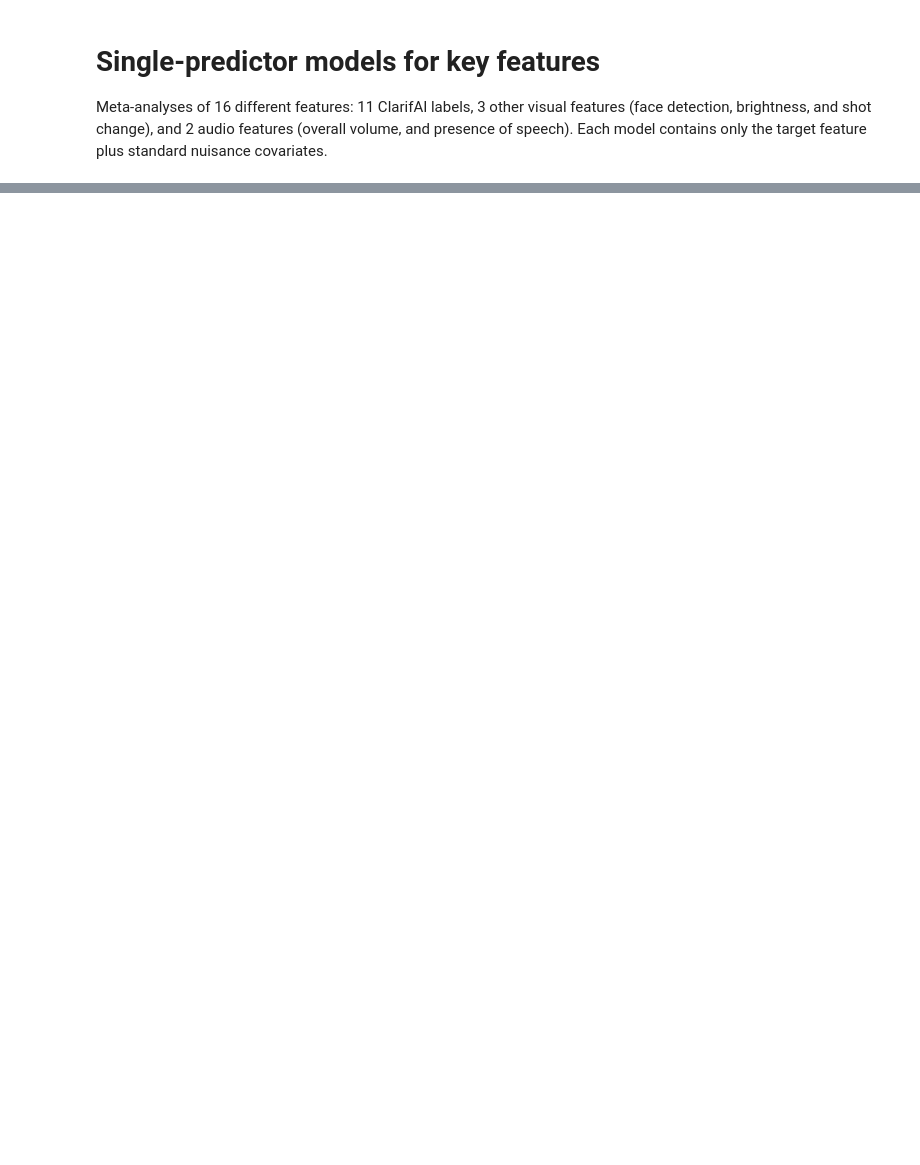
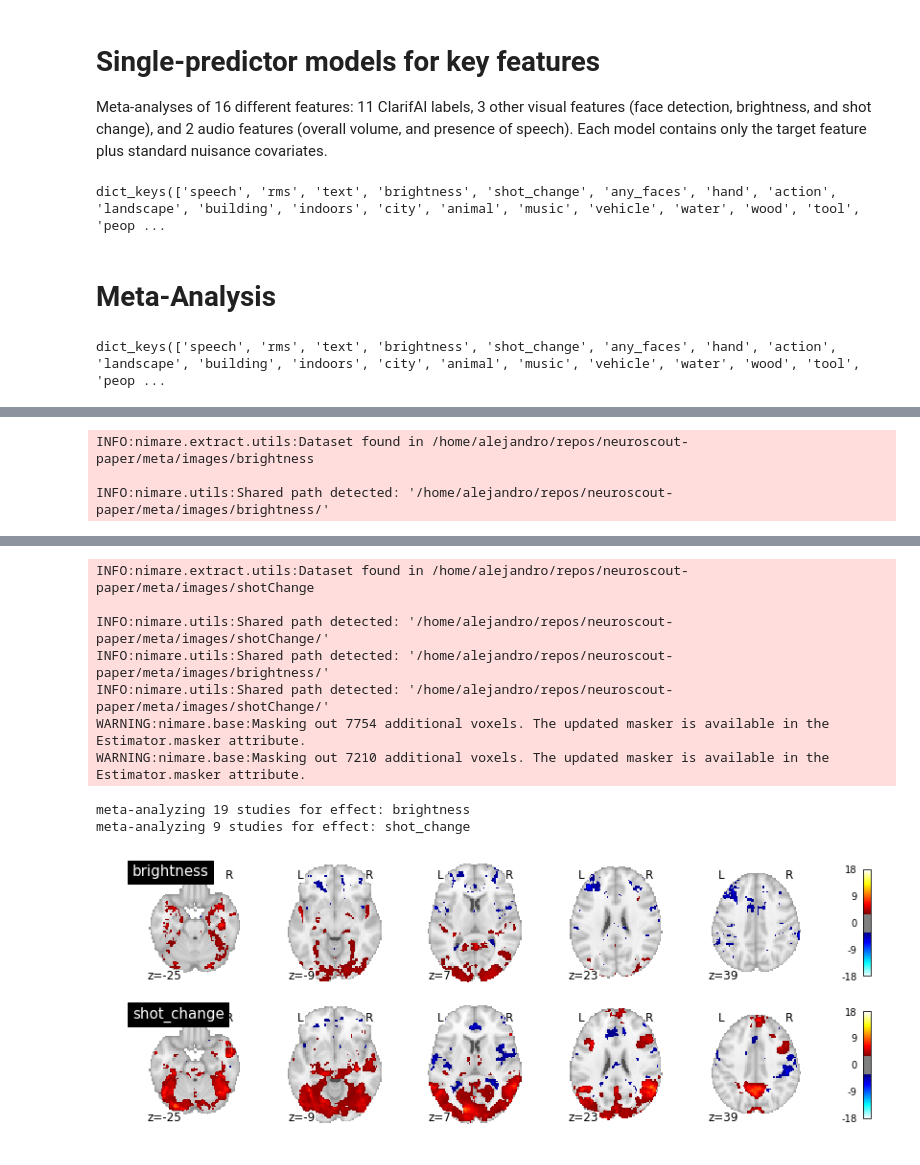
Before and after one commit to rbroc/neuroscout-paper, a Jupyter notebook: meta/01 - basic features.ipynb, the cells around one changed output, grey strips where cells are left out. Cells and saved outputs as stored; diff of their text form; code cells hidden in the pictures; blank space fills up the shorter version.

```diff
--- a/meta/01 - basic features.ipynb
+++ b/meta/01 - basic features.ipynb
@@ -15,0 +20,22 @@ rms = {'rms': json_data['rms']}
+# %%
+json_data.keys()
+# %% [output]
+dict_keys(['speech', 'rms', 'text', 'brightness', 'shot_change', 'any_faces', 'hand', 'action', 'landscape', 'building', 'indoors', 'city', 'animal', 'music', 'vehicle', 'water', 'wood', 'tool', 'peop ...
+# %% [markdown]
+# Meta-Analysis
+# %%
+json_data.keys()
+# %% [output]
+dict_keys(['speech', 'rms', 'text', 'brightness', 'shot_change', 'any_faces', 'hand', 'action', 'landscape', 'building', 'indoors', 'city', 'animal', 'music', 'vehicle', 'water', 'wood', 'tool', 'peop ...
+# %%
+clarifai = ['text',  'hand', 'landscape', 'building', 'indoors', 'city', 'animal', 'water', 'tool', 'people']
+other_visual = ['brightness', 'shot_change']
+auditory = ['speech', 'rms']
+# %%
+visual_imgs = process_set('sp', json_data={k:v for k,v in json_data.items() if k in other_visual},
+                          download=True, overwrite=True,
+                          collection_kwargs={'estimator': 'afni'},
+                          exclude=['movieDM'],
+                          plot_kwargs=dict(vmax=18, cut_coords=range(-25, 55, 16), threshold=3.29)
+                         )
+# %% [output]
@@ -15,0 +43,3 @@ rms = {'rms': json_data['rms']}
+INFO:nimare.extract.utils:Dataset found in /home/alejandro/repos/neuroscout-paper/meta/images/brightness
+
+INFO:nimare.utils:Shared path detected: '/home/alejandro/repos/neuroscout-paper/meta/images/brightness/'
@@ -15,0 +47,10 @@ rms = {'rms': json_data['rms']}
+INFO:nimare.extract.utils:Dataset found in /home/alejandro/repos/neuroscout-paper/meta/images/shotChange
+
+INFO:nimare.utils:Shared path detected: '/home/alejandro/repos/neuroscout-paper/meta/images/shotChange/'
+INFO:nimare.utils:Shared path detected: '/home/alejandro/repos/neuroscout-paper/meta/images/brightness/'
+INFO:nimare.utils:Shared path detected: '/home/alejandro/repos/neuroscout-paper/meta/images/shotChange/'
+WARNING:nimare.base:Masking out 7754 additional voxels. The updated masker is available in the Estimator.masker attribute.
+WARNING:nimare.base:Masking out 7210 additional voxels. The updated masker is available in the Estimator.masker attribute.
+meta-analyzing 19 studies for effect: brightness
+meta-analyzing 9 studies for effect: shot_change
+[figure, added]
```
Also changed, not shown: parts of 12 cells of this notebook, 16 other files.
